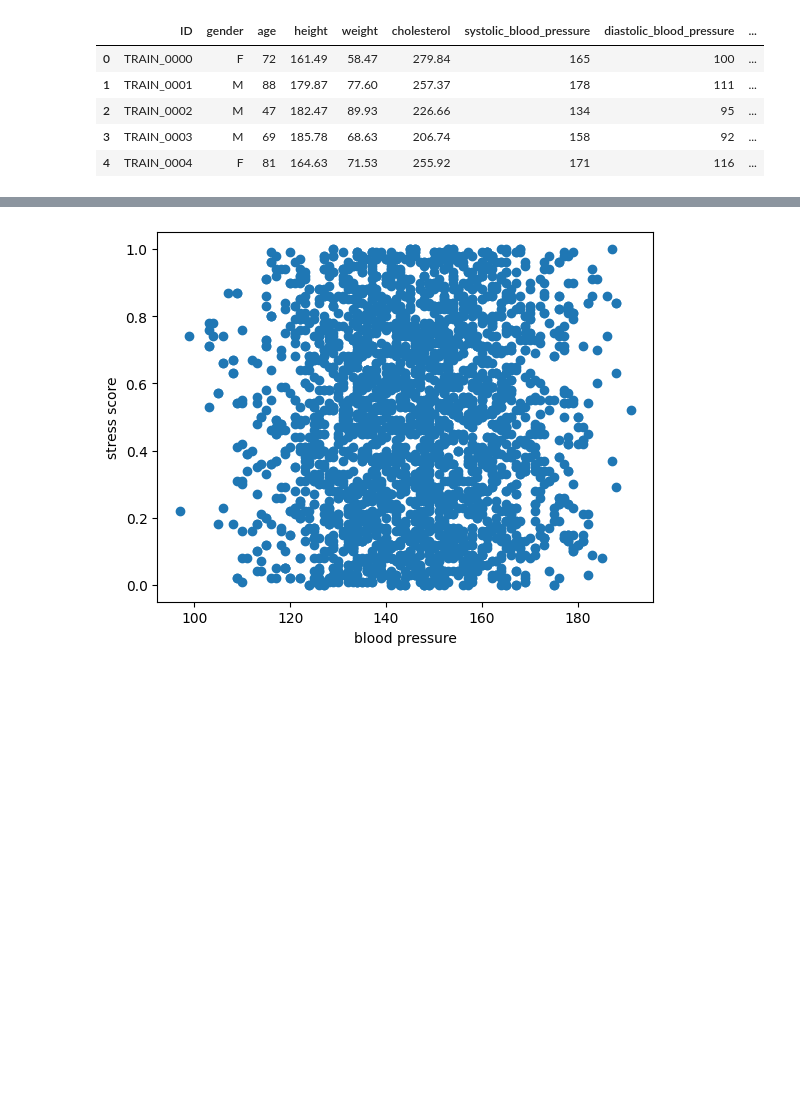
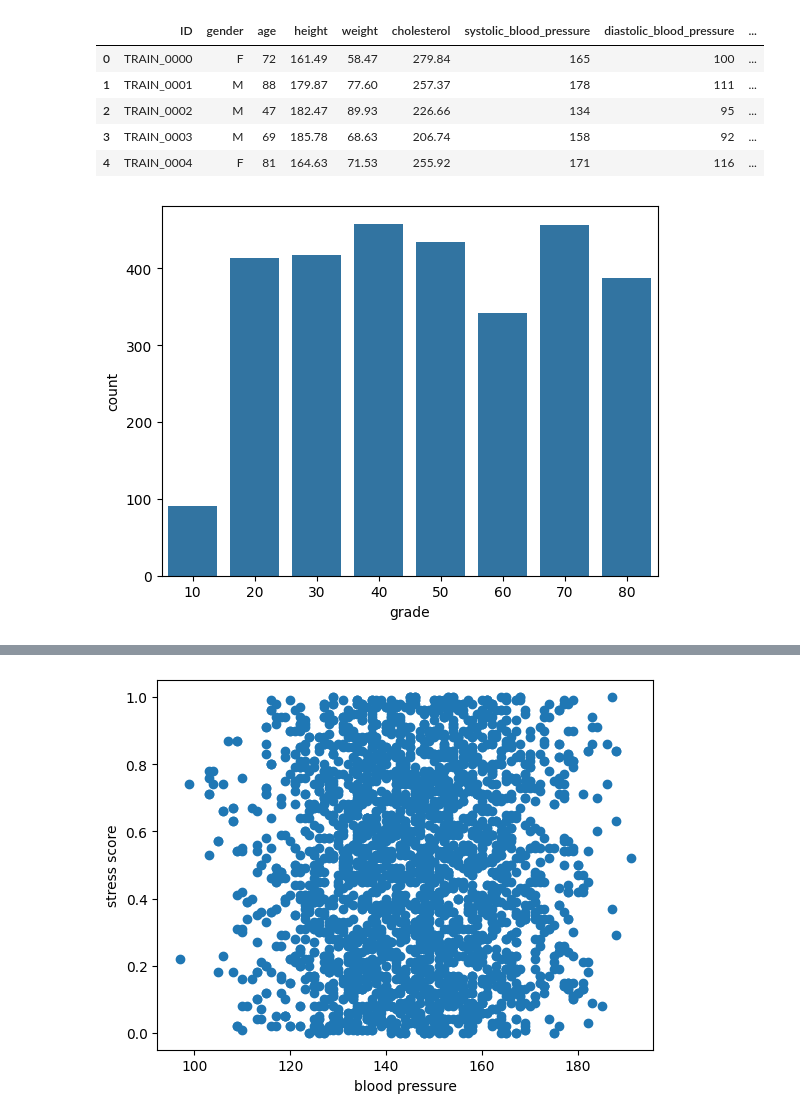
Before and after one commit to HOYUN-Y/DataAnalytics_projects, a Jupyter notebook: dacon_stress_prediction/data_preprocessing.ipynb, the cells around one changed output, grey strips where cells are left out. Saved outputs shown, nothing was run; the diff lists cells and outputs as text; code cells hidden in the pictures; blank space fills up the shorter version.

```diff
--- a/dacon_stress_prediction/data_preprocessing.ipynb
+++ b/dacon_stress_prediction/data_preprocessing.ipynb
@@ -19,7 +21,7 @@ pd.set_option('display.max_columns',None)
 # %%
-train = pd.read_csv('../../git_ignore_file/Dataset/dacon_stress_prediction/train.csv')
-test = pd.read_csv('../../git_ignore_file/Dataset/dacon_stress_prediction/test.csv')
-submission = pd.read_csv('../../git_ignore_file/Dataset/dacon_stress_prediction/sample_submission.csv')
+train = pd.read_csv(f'{path}/dacon_stress_prediction/train.csv')
+test = pd.read_csv(f'{path}/dacon_stress_prediction/test.csv')
+submission = pd.read_csv(f'{path}/dacon_stress_prediction/sample_submission.csv')
 # %%
 display(train.head())
 display(test.head())
@@ -200,5 +241,11 @@ sns.boxplot(x='activity', y='stress_score', data=train)
 # %%
+#나이대 추가, 10대(17살)~80대(89살)
 train['grade'] = train['age']
+
+def age_to_grade(x):
+    return  (x // 10) * 10 #80 살의 경우 몫은 8 * 10 하면 80대임
+
+train['grade'] = train['age'].apply(age_to_grade)
 train.head()
 # %% [output]
 |  | ID | gender | age | height | weight | cholesterol | systolic_blood_pressure | diastolic_blood_pressure | ... |
@@ -207,4 +254,9 @@ train.head()
 | 2 | TRAIN_0002 | M | 47 | 182.47 | 89.93 | 226.66 | 134 | 95 | ... |
 | 3 | TRAIN_0003 | M | 69 | 185.78 | 68.63 | 206.74 | 158 | 92 | ... |
 | 4 | TRAIN_0004 | F | 81 | 164.63 | 71.53 | 255.92 | 171 | 116 | ... |
+# %%
+sns.countplot(x='grade', data=train)
+plt.show()
+# %% [output]
+[figure, added]
 # %%
```
Also changed, not shown: parts of 39 cells of this notebook.
